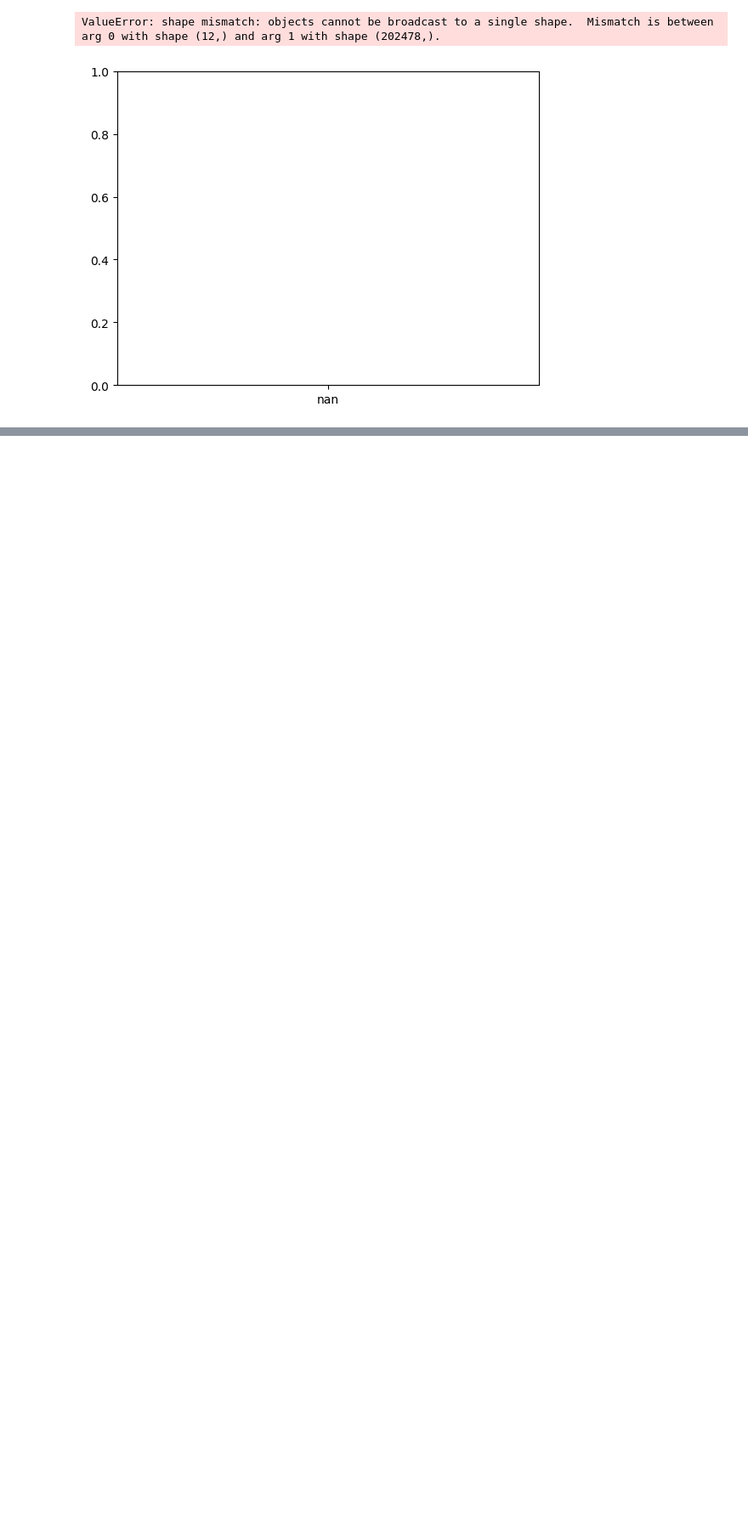
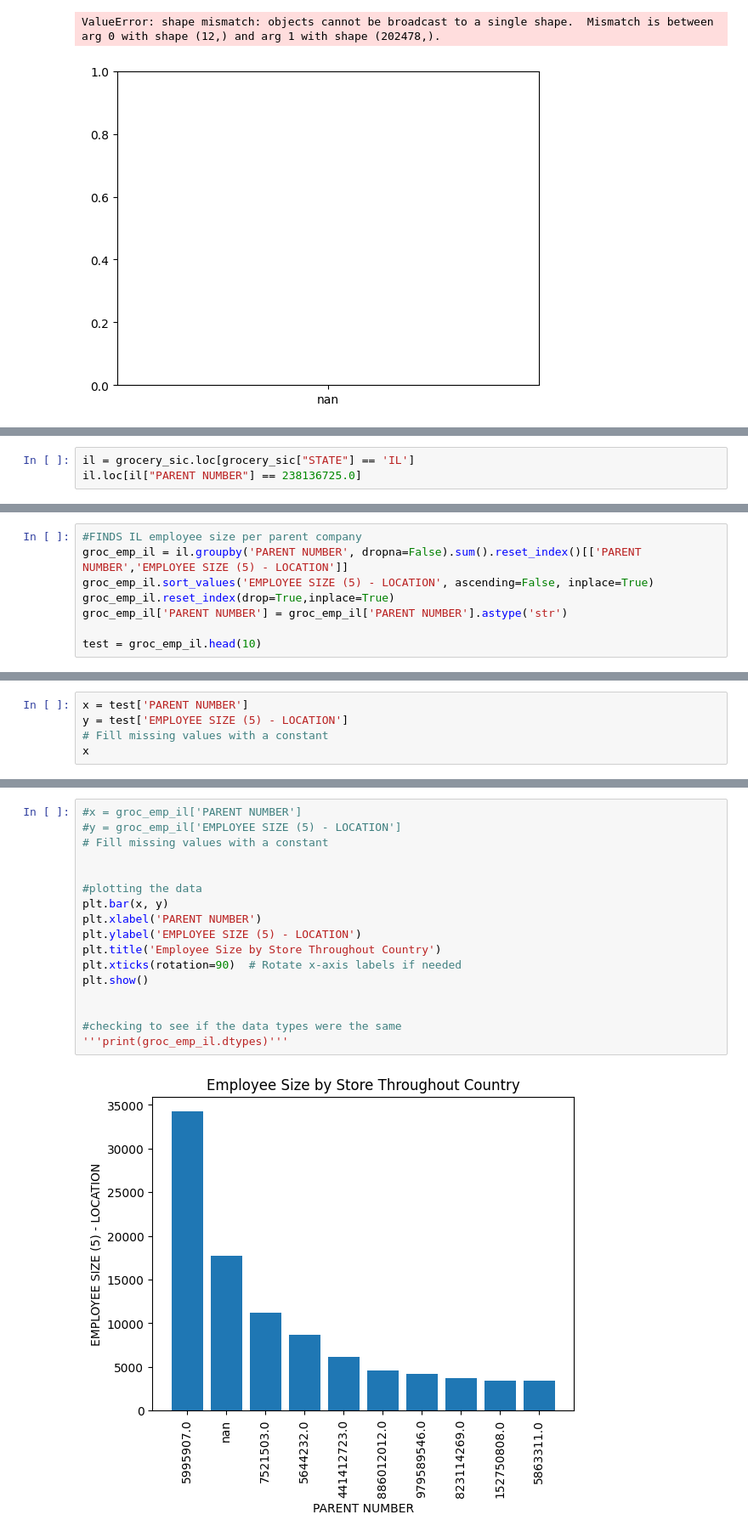
Before and after one commit to uchicago-dsi/rafi-grocery, a Jupyter notebook: Day4.ipynb, the cells around one changed output, grey strips where cells are left out. Shown at 85% size. Cells and saved outputs as stored; diff of their text form; blank space fills up the shorter version.

Commit message:
graphingemployees&sales

```diff
--- a/Day4.ipynb
+++ b/Day4.ipynb
@@ -294,0 +336,3 @@ ValueError: shape mismatch: objects cannot be broadcast to a single shape.  Mism
+# %%
+il = grocery_sic.loc[grocery_sic["STATE"] == 'IL']
+il.loc[il["PARENT NUMBER"] == 238136725.0]
@@ -294,0 +341,8 @@ ValueError: shape mismatch: objects cannot be broadcast to a single shape.  Mism
+# %%
+#FINDS IL employee size per parent company
+groc_emp_il = il.groupby('PARENT NUMBER', dropna=False).sum().reset_index()[['PARENT NUMBER','EMPLOYEE SIZE (5) - LOCATION']]
+groc_emp_il.sort_values('EMPLOYEE SIZE (5) - LOCATION', ascending=False, inplace=True)
+groc_emp_il.reset_index(drop=True,inplace=True)
+groc_emp_il['PARENT NUMBER'] = groc_emp_il['PARENT NUMBER'].astype('str')
+
+test = groc_emp_il.head(10)
@@ -294,0 +363,5 @@ ValueError: shape mismatch: objects cannot be broadcast to a single shape.  Mism
+# %%
+x = test['PARENT NUMBER']
+y = test['EMPLOYEE SIZE (5) - LOCATION']
+# Fill missing values with a constant
+x
@@ -294,0 +380,19 @@ ValueError: shape mismatch: objects cannot be broadcast to a single shape.  Mism
+# %%
+#x = groc_emp_il['PARENT NUMBER']
+#y = groc_emp_il['EMPLOYEE SIZE (5) - LOCATION']
+# Fill missing values with a constant
+
+
+#plotting the data
+plt.bar(x, y)
+plt.xlabel('PARENT NUMBER')
+plt.ylabel('EMPLOYEE SIZE (5) - LOCATION')
+plt.title('Employee Size by Store Throughout Country')
+plt.xticks(rotation=90)  # Rotate x-axis labels if needed
+plt.show()
+
+
+#checking to see if the data types were the same
+'''print(groc_emp_il.dtypes)'''
+# %% [output]
+[figure, added]
```
Also changed, not shown: parts of 15 cells of this notebook.
